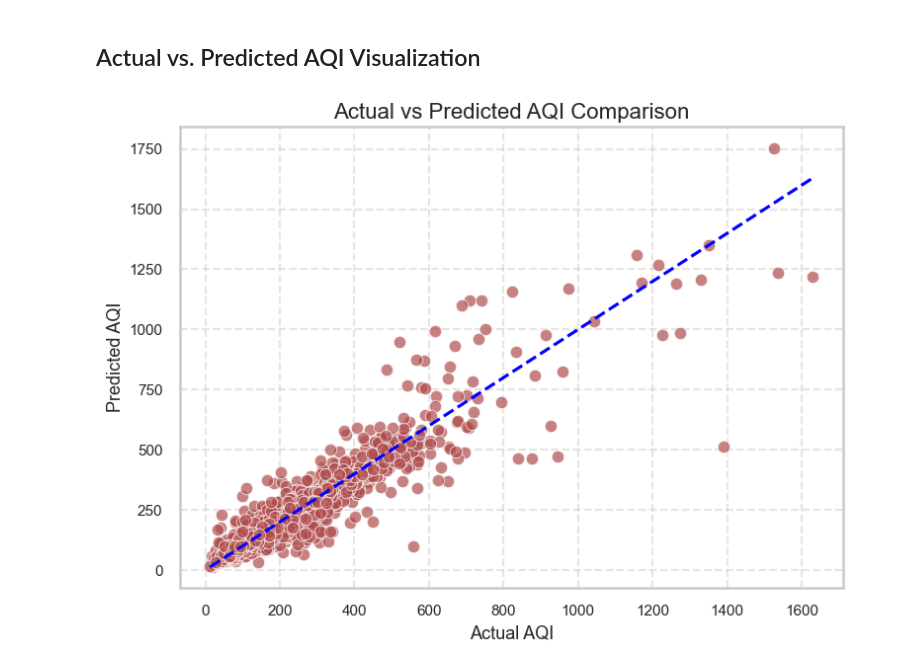
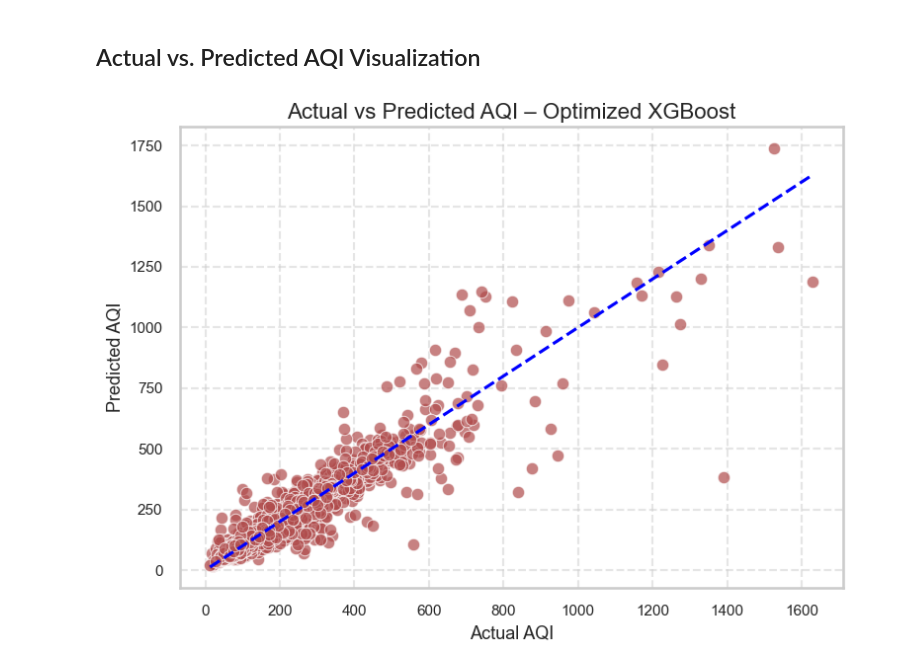
Before and after one commit to Shashvt/aqi-prediction-ml, a Jupyter notebook: Code.ipynb, the cells around one changed output. Saved outputs shown, nothing was run; the diff lists cells and outputs as text; code cells hidden in the pictures.

```diff
--- a/Code.ipynb
+++ b/Code.ipynb
@@ -136,5 +160,3 @@ df = df.dropna(subset=['AQI'])
 # %% [markdown]
 ## Exploratory Data Analysis (EDA)
 We visualize the data to identify patterns, correlations, and important features.
-# %%
-df.fillna(df.select_dtypes(include=(['number'])).mean(),inplace=True)
@@ -145,0 +163,3 @@ See the caveats in the documentation: https://pandas.pydata.org/pandas-docs/stab
+# %%
+numeric_cols_df = df.select_dtypes(include=['number']).columns
+df[numeric_cols_df] = df[numeric_cols_df].fillna(df[numeric_cols_df].mean())
@@ -339,11 +329,11 @@ joblib.dump(models["XGBoost"], "best_aqi_model.pkl")
 ## Optimized Model Training and Evaluation
 # %%
 # Train the best XGBoost model with optimized parameters
-best_xgb = XGBRegressor(objective='reg:squarederror',
-                        learning_rate=0.2,
-                        max_depth=5,
-                        n_estimators=100,
-                        random_state=42)
+best_xgb = XGBRegressor(
+    objective='reg:squarederror',
+    random_state=42,
+    **grid_search.best_params_
+)
 
 best_xgb.fit(X_train_scaled, y_train)
 y_pred_xgb = best_xgb.predict(X_test_scaled)
@@ -354,10 +344,6 @@ rmse = np.sqrt(mean_squared_error(y_test, y_pred_xgb))
 r2 = r2_score(y_test, y_pred_xgb)
 
 print(f"Optimized XGBoost Performance:\nMAE: {mae:.2f}, RMSE: {rmse:.2f}, R2 Score: {r2:.2f}")
-
-# Save the optimized model
-import joblib
-joblib.dump(best_xgb, "optimized_xgb_model.pkl")
 # %% [output]
 Optimized XGBoost Performance:
 MAE: 21.45, RMSE: 42.62, R2 Score: 0.90
@@ -617,26 +606,26 @@ plt.show()
 # %%
 plt.figure(figsize=(8, 6))
 
 sns.scatterplot(
     x=y_test,
-    y=y_pred,
+    y=y_pred_xgb,
     color="#B04C4C",
     alpha=0.7,
     s=80
 )
 
 plt.plot(
     [y_test.min(), y_test.max()],
     [y_test.min(), y_test.max()],
     linestyle="--",
     color="blue"
 )
 
 plt.xlabel("Actual AQI")
 plt.ylabel("Predicted AQI")
-plt.title("Actual vs Predicted AQI Comparison", fontsize=16)
+plt.title("Actual vs Predicted AQI – Optimized XGBoost", fontsize=16)
 plt.grid(True, linestyle="--", alpha=0.5)
 plt.tight_layout()
 plt.show()
 # %% [output]
-[figure, old version]
+[figure, new version]
```
Also changed, not shown: parts of 19 cells of this notebook, 20 other files.
